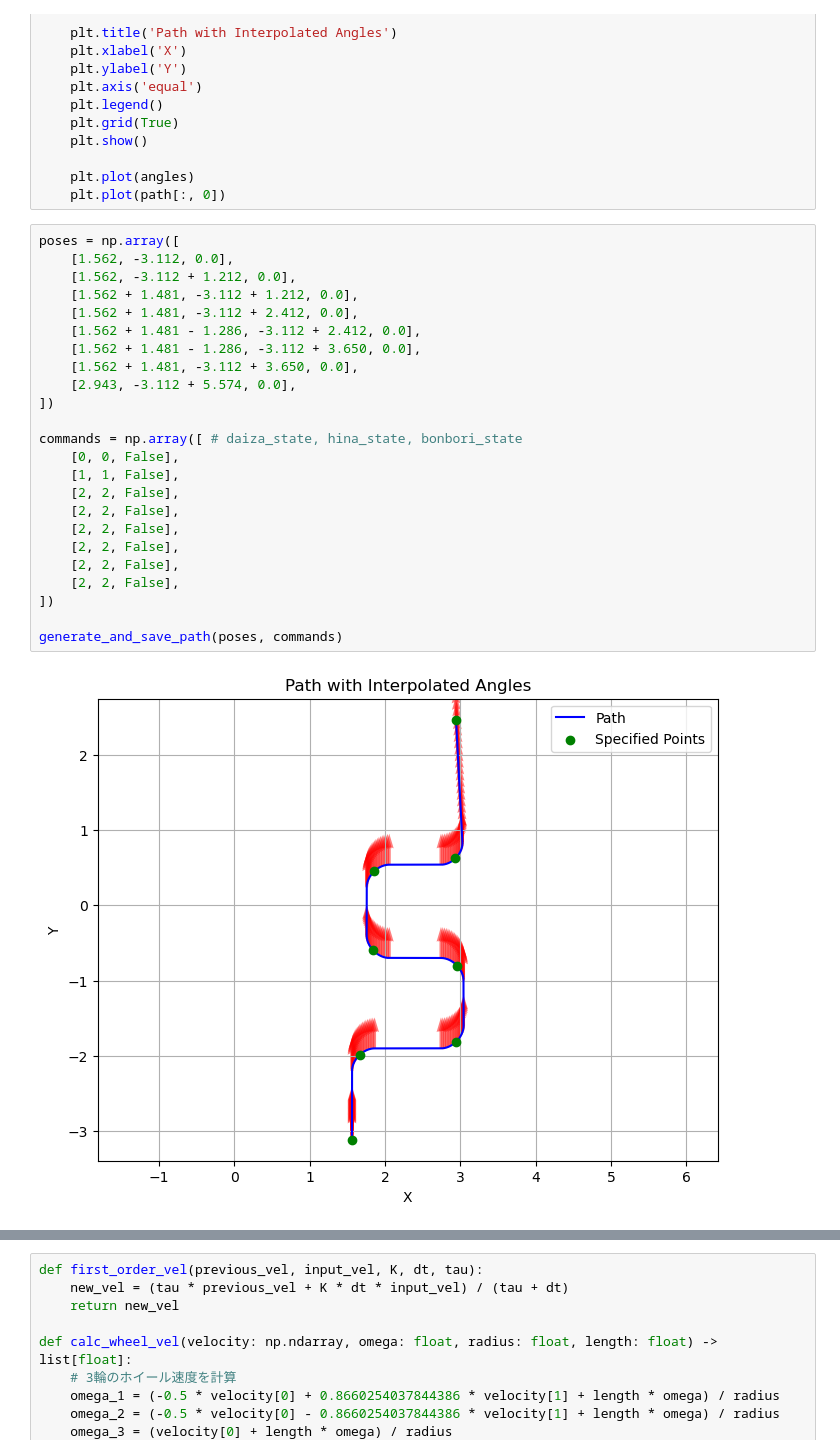
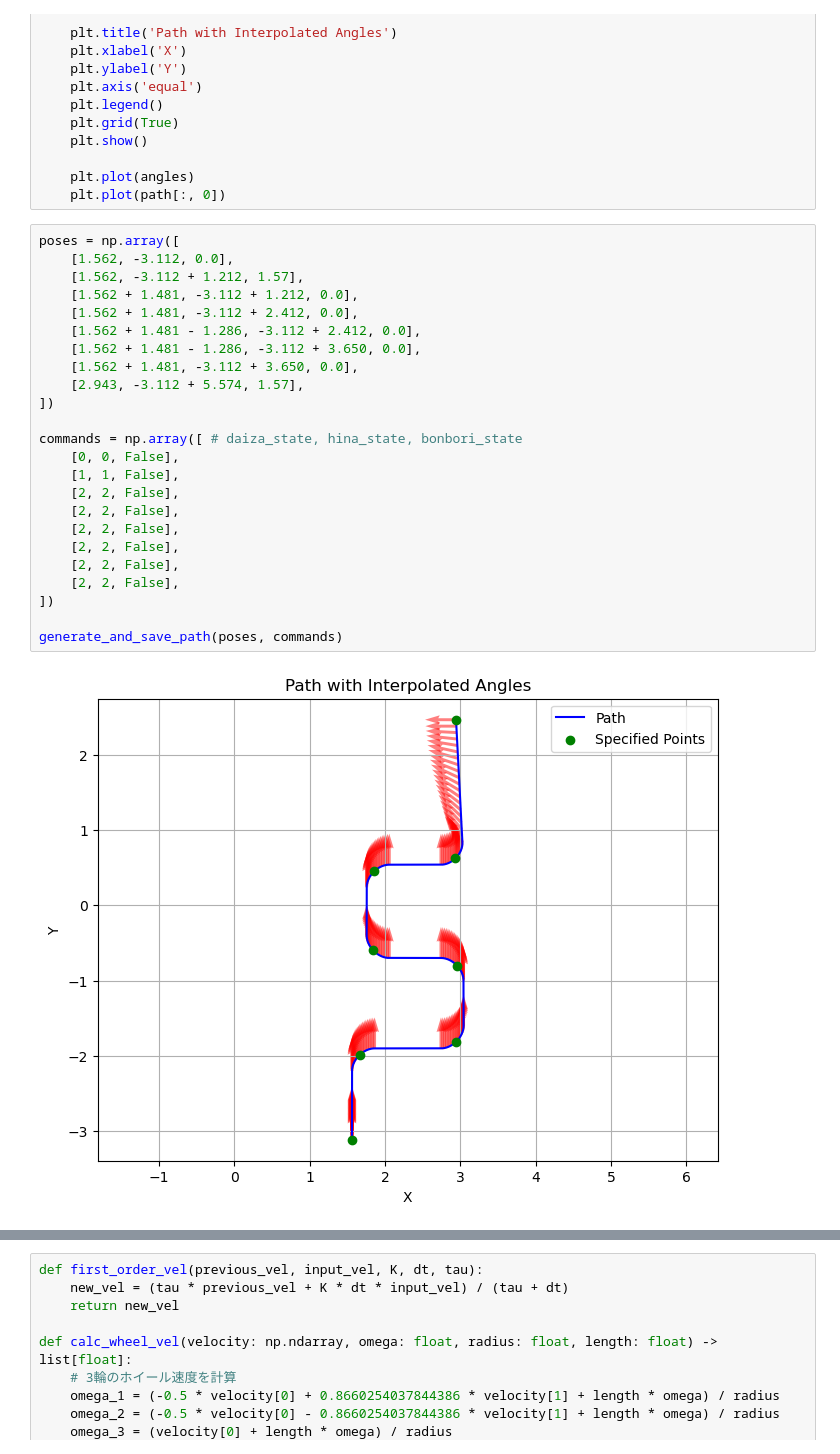
Before and after one commit to NeyagawaRobocons/chassis_haru_robo2024, a Jupyter notebook: pure_pursuit/pure_pursuit/pure_pursuit_test.ipynb, the cells around one changed output, grey strips where cells are left out. Drawn from its saved outputs; the diff is of its cells as text.

```diff
--- a/pure_pursuit/pure_pursuit/pure_pursuit_test.ipynb
+++ b/pure_pursuit/pure_pursuit/pure_pursuit_test.ipynb
@@ -413,26 +413,26 @@ def generate_and_save_path(poses, commands) -> None:
 # %%
 poses = np.array([
     [1.562, -3.112, 0.0],
-    [1.562, -3.112 + 1.212, 0.0],
+    [1.562, -3.112 + 1.212, 1.57],
     [1.562 + 1.481, -3.112 + 1.212, 0.0],
     [1.562 + 1.481, -3.112 + 2.412, 0.0],
     [1.562 + 1.481 - 1.286, -3.112 + 2.412, 0.0],
     [1.562 + 1.481 - 1.286, -3.112 + 3.650, 0.0],
     [1.562 + 1.481, -3.112 + 3.650, 0.0],
-    [2.943, -3.112 + 5.574, 0.0],
+    [2.943, -3.112 + 5.574, 1.57],
 ])
 
 commands = np.array([ # daiza_state, hina_state, bonbori_state
     [0, 0, False],
     [1, 1, False],
     [2, 2, False],
     [2, 2, False],
     [2, 2, False],
     [2, 2, False],
     [2, 2, False],
     [2, 2, False],
 ])
 
 generate_and_save_path(poses, commands)
 # %% [output]
-[figure, old version]
+[figure, new version]
```
Also changed, not shown: parts of 4 cells of this notebook, 1 other file.
